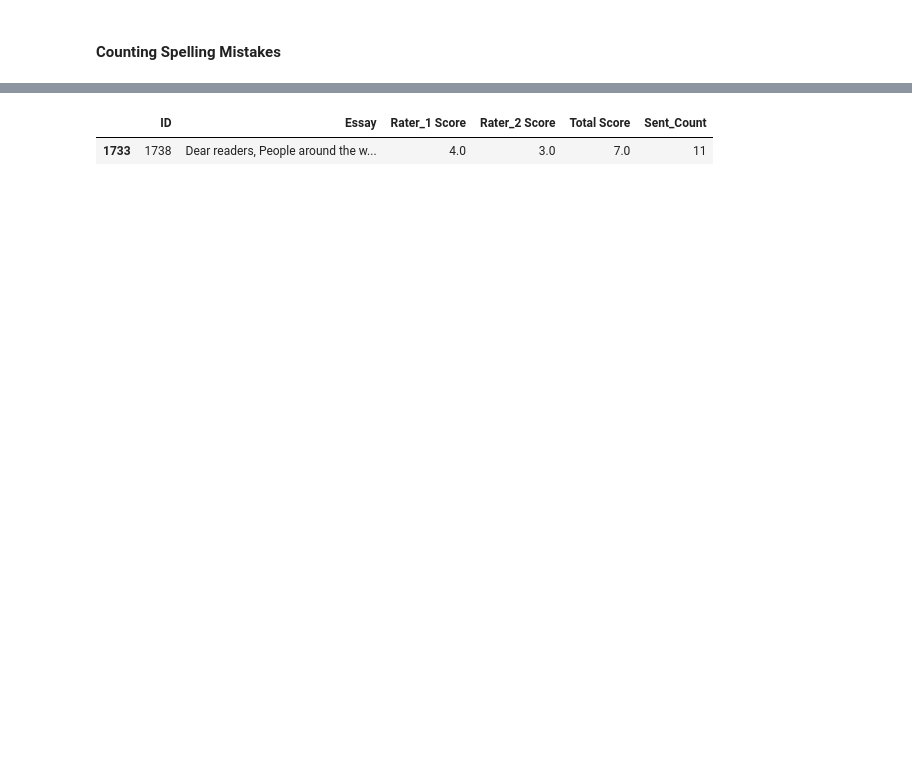
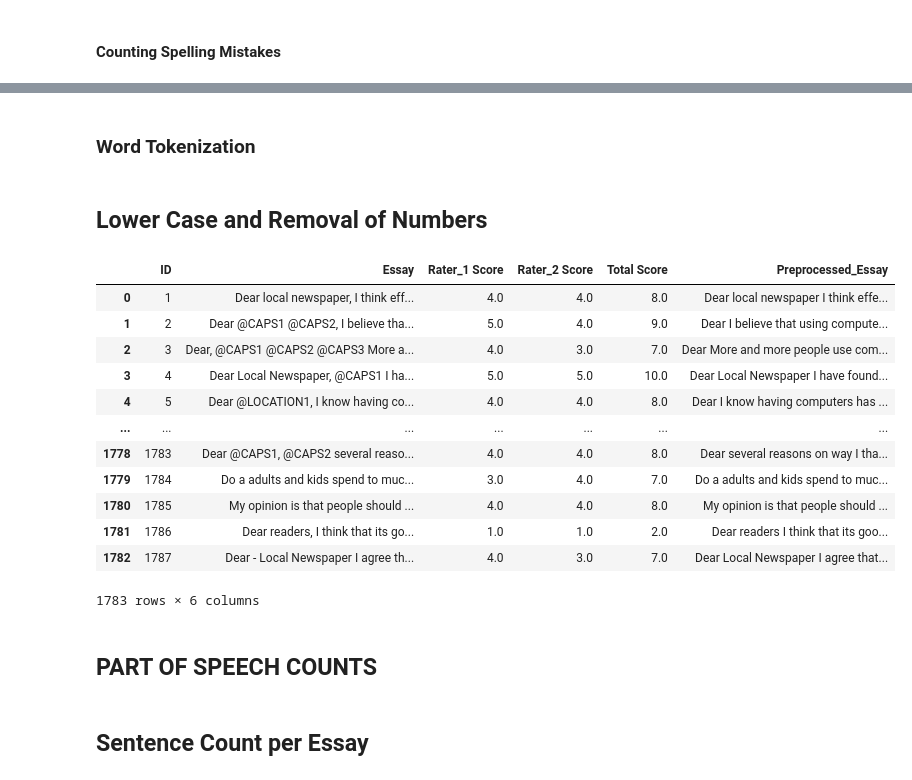
Before and after one commit to mustafabawany/IntelliTech, a Jupyter notebook: Feature_Engineering.ipynb, the cells around one changed output, grey strips where cells are left out. Saved outputs shown, nothing was run; the diff lists cells and outputs as text; code cells hidden in the pictures; blank space fills up the shorter version.

```diff
--- a/Feature_Engineering.ipynb
+++ b/Feature_Engineering.ipynb
@@ -119,0 +126,11 @@ def check_word_spelling(word):
+# %%
+def removal_of_NERs(essay):
+  return ' '.join(word for word in essay.split(' ') if not word.startswith('@'))
+# %% [markdown]
+### Word Tokenization
+# %%
+def tokenize_essaySet(essay):
+    essayWithoutPuncs=removePunctuations(essay)
+    return " ".join(word_tokenize(essayWithoutPuncs))
+# %% [markdown]
+## Lower Case and Removal of Numbers
@@ -119,0 +140,28 @@ def check_word_spelling(word):
+# %%
+def preprocess_essays():
+  # Essay set without NERs
+  Data_Essay_01['Preprocessed_Essay']=Data_Essay_01['Essay'].apply(removal_of_NERs)
+
+  #Punctuation Removal + Word Tokens + Without NERs
+
+  Data_Essay_01['Preprocessed_Essay']=Data_Essay_01['Preprocessed_Essay'].apply(tokenize_essaySet)
+
+
+preprocess_essays()
+Data_Essay_01
+# %% [output]
+|  | ID | Essay | Rater_1 Score | Rater_2 Score | Total Score | Preprocessed_Essay |
+| 0 | 1 | Dear local newspaper, I think eff... | 4.0 | 4.0 | 8.0 | Dear local newspaper I think effe... |
+| 1 | 2 | Dear @CAPS1 @CAPS2, I believe tha... | 5.0 | 4.0 | 9.0 | Dear I believe that using compute... |
+| 2 | 3 | Dear, @CAPS1 @CAPS2 @CAPS3 More a... | 4.0 | 3.0 | 7.0 | Dear More and more people use com... |
+| 3 | 4 | Dear Local Newspaper, @CAPS1 I ha... | 5.0 | 5.0 | 10.0 | Dear Local Newspaper I have found... |
+| 4 | 5 | Dear @LOCATION1, I know having co... | 4.0 | 4.0 | 8.0 | Dear I know having computers has ... |
+| ... | ... | ... | ... | ... | ... | ... |
+| 1778 | 1783 | Dear @CAPS1, @CAPS2 several reaso... | 4.0 | 4.0 | 8.0 | Dear several reasons on way I tha... |
+| 1779 | 1784 | Do a adults and kids spend to muc... | 3.0 | 4.0 | 7.0 | Do a adults and kids spend to muc... |
+| 1780 | 1785 | My opinion is that people should ... | 4.0 | 4.0 | 8.0 | My opinion is that people should ... |
+| 1781 | 1786 | Dear readers, I think that its go... | 1.0 | 1.0 | 2.0 | Dear readers I think that its goo... |
+| 1782 | 1787 | Dear - Local Newspaper I agree th... | 4.0 | 3.0 | 7.0 | Dear Local Newspaper I agree that... |
+1783 rows × 6 columns
+# %% [markdown]
+## **PART OF SPEECH COUNTS**
@@ -120,5 +204,6 @@ def check_word_spelling(word):
+# %% [markdown]
+## **Sentence Count per Essay**
 # %%
-# Counting Sentences per Essay
 def sentence_count(essay):
 
     sentence_no = nltk.sent_tokenize(essay)
@@ -126,7 +211,4 @@ def sentence_count(essay):
 
 
 Data_Essay_01['Sent_Count'] = Data_Essay_01['Essay'].apply(sentence_count)
-Data_Essay_01.sample()
+Data_Essay_01
-# %% [output]
-|  | ID | Essay | Rater_1 Score | Rater_2 Score | Total Score | Sent_Count |
-| 1733 | 1738 | Dear readers, People around the w... | 4.0 | 3.0 | 7.0 | 11 |
```
Also changed, not shown: parts of 19 cells of this notebook.
